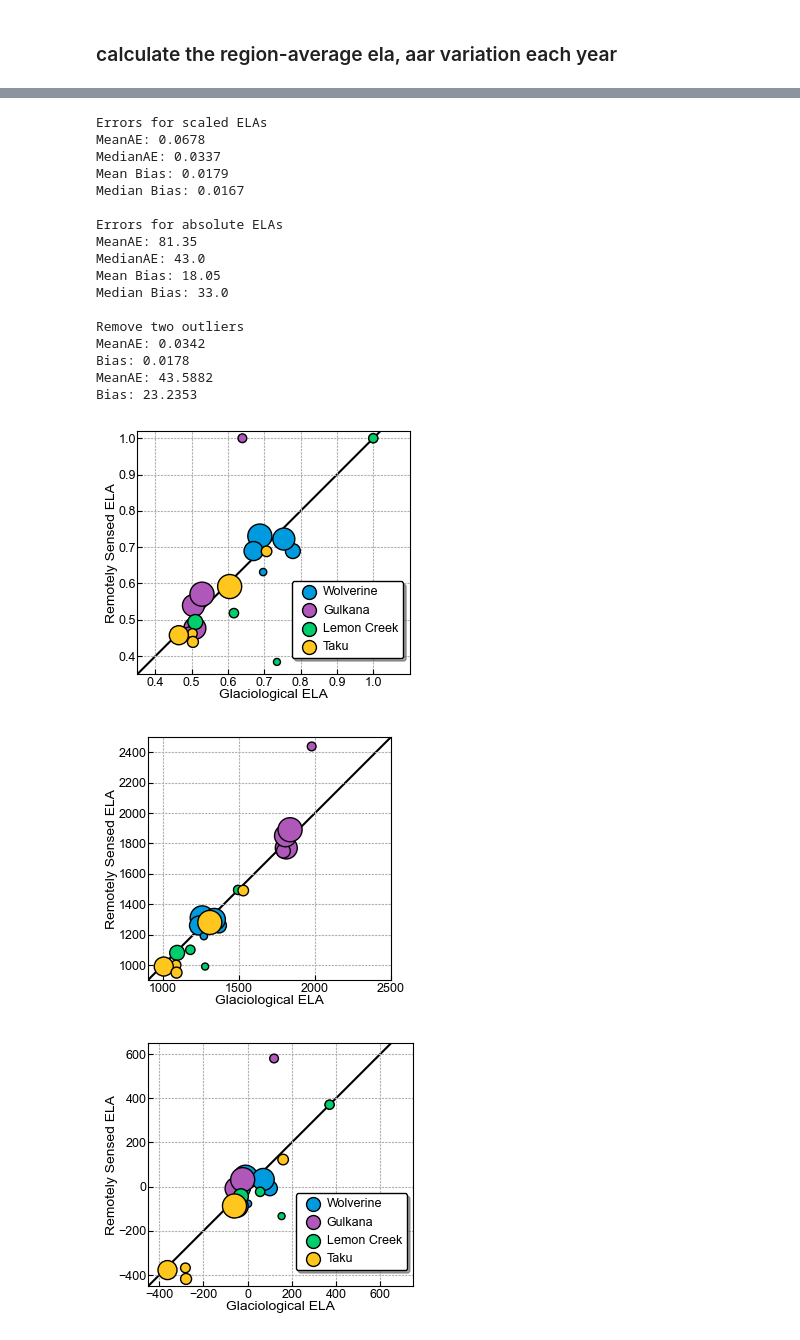
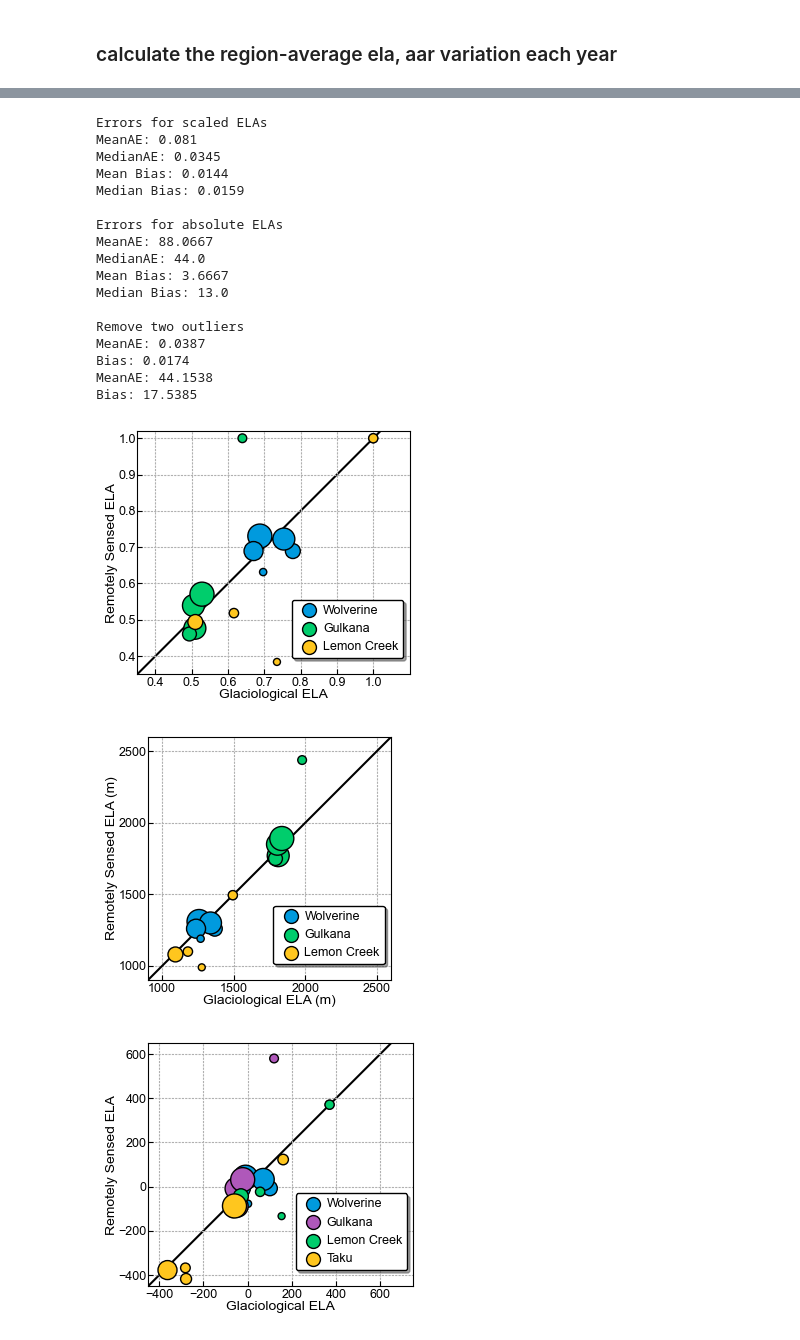
Before and after one commit to lucas-zeller/Glacier-Snow-Lines, a Jupyter notebook: Figures/benchmark_comparison.ipynb, the cells around one changed output, grey strips where cells are left out. Saved outputs shown, nothing was run; the diff lists cells and outputs as text; code cells hidden in the pictures.

```diff
--- a/Figures/benchmark_comparison.ipynb
+++ b/Figures/benchmark_comparison.ipynb
@@ -342,6 +343,7 @@ Index(['number', 'area', 'aa', 'aar', 'dhdt_1520', 'dhdt_1020', 'aa_2018',
 # %%
 # print errors
 dfs = [df_wolv, df_gulk, df_lemc, df_taku]
+dfs = [df_wolv, df_gulk, df_lemc]
 df_all = pd.concat(dfs)
 
 print("Errors for scaled ELAs")
@@ -371,22 +373,22 @@ print("MeanAE:", round(np.nanmean(np.abs(errors_abs)[np.abs(errors_abs)<130]),4)
 print("Bias:", round(np.nanmean(errors_abs[np.abs(errors_abs)<130]),4))
 # %% [output]
 Errors for scaled ELAs
-MeanAE: 0.0678
-MedianAE: 0.0337
-Mean Bias: 0.0179
-Median Bias: 0.0167
+MeanAE: 0.081
+MedianAE: 0.0345
+Mean Bias: 0.0144
+Median Bias: 0.0159
 
 Errors for absolute ELAs
-MeanAE: 81.35
-MedianAE: 43.0
-Mean Bias: 18.05
-Median Bias: 33.0
+MeanAE: 88.0667
+MedianAE: 44.0
+Mean Bias: 3.6667
+Median Bias: 13.0
 
 Remove two outliers
-MeanAE: 0.0342
-Bias: 0.0178
-MeanAE: 43.5882
-Bias: 23.2353
+MeanAE: 0.0387
+Bias: 0.0174
+MeanAE: 44.1538
+Bias: 17.5385
 # %%
 # make plots showing the in-situ ela vs remote ela
 fig,axs = plt.subplots(figsize=(3.5,3))
@@ -395,8 +397,12 @@ labels = ['Wolverine', 'Gulkana', 'Lemon Creek', 'Taku']
 colors = ['#009ADE', '#AF58BA', '#00CD6C', '#FFC61E']
 dfs = [df_wolv, df_gulk, df_lemc, df_taku]
 
+labels = ['Wolverine', 'Gulkana', 'Lemon Creek']
+colors = ['#009ADE', '#00CD6C', '#FFC61E']
+dfs = [df_wolv, df_gulk, df_lemc]
+
 # plot data
-for i in [0,1,2,3]:
+for i in range(len(labels)):
     df = dfs[i]
     axs.scatter( df['ELA_frac'], df['ELA_s2_frac'], zorder=2,
                 label=labels[i],
@@ -432,59 +438,63 @@ for t in l.get_texts(): t.set_va('baseline')
 plt.tight_layout()
 
 # save
-out_path = os.path.join(folder_AGVA, 'Figures', 'comparisons', 'benchmark_scaled.png')
+out_path = os.path.join(folder_AGVA, 'Figures', 'comparisons', 'benchmark_scaled_notaku.png')
 # plt.savefig(out_path, dpi=400, bbox_inches='tight', pad_inches=0.015)
 # %% [output]
-[figure, old version]
+[figure, new version]
 # %%
 # make plots showing the in-situ ela vs remote ela
-fig,axs = plt.subplots(figsize=(3.5,3))
+fig,axs = plt.subplots(figsize=(3.25,3))
 
 labels = ['Wolverine', 'Gulkana', 'Lemon Creek', 'Taku']
 colors = ['#009ADE', '#AF58BA', '#00CD6C', '#FFC61E']
 dfs = [df_wolv, df_gulk, df_lemc, df_taku]
 
+labels = ['Wolverine', 'Gulkana', 'Lemon Creek']
+colors = ['#009ADE', '#00CD6C', '#FFC61E']
+dfs = [df_wolv, df_gulk, df_lemc]
+
 # plot data
-for i in [0,1,2,3]:
+for i in range(len(labels)):
     df = dfs[i]
-    axs.scatter( df['ELA_insitu_off'], df['ELA_s2_off'], zorder=2,
+    axs.scatter( df['ELA_insitu_off'], df['ELA_s2_off'], zorder=3,
                 label=labels[i],
                 color=colors[i],
                 edgecolor='black',
                 s=1/df['days_before']*1500)
 
 # plot 1-1 line
-axs.plot([0,2500],[0,2500], c='Black', linestyle='solid', zorder=1)
+axs.plot([0,2600],[0,2600], c='Black', linestyle='solid', zorder=2)
 
-axs.set_xlabel("Glaciological ELA", labelpad=0)
-axs.set_ylabel("Remotely Sensed ELA", labelpad=0)
+axs.set_xlabel("Glaciological ELA (m)", labelpad=0)
+axs.set_ylabel("Remotely Sensed ELA (m)", labelpad=0)
 
-# axs.set_xticks([0.4,0.5,0.6,0.7,0.8,0.9,1.0])
-# axs.set_yticks([0.4,0.5,0.6,0.7,0.8,0.9,1.0])
+axs.set_xticks([1000, 1500, 2000, 2500])
+axs.set_yticks([1000, 1500, 2000, 2500])
 axs.tick_params(axis='x', direction='in', labelsize=9, pad=2)
 axs.tick_params(axis='y', direction='in', labelsize=9, pad=1)
 # axs.axis["left"].major_ticklabels.set_ha("left")
 
-axs.set_xlim(900, 2500)
-axs.set_ylim(900, 2500)
+axs.set_xlim(900, 2599)
+axs.set_ylim(900, 2599)
 
 axs.set_aspect('equal')
 axs.grid(zorder=1, linestyle=(0,(2,1)))
 
-# l = axs.legend(scatterpoints=1, #scatteryoffsets=[0],
-#                framealpha=1, edgecolor='black', shadow=True,
-#                labelspacing=0.5, handletextpad=0.1, fontsize=9,
-#                loc="lower right", bbox_to_anchor=(1,0.04))
-# for i in l.legend_handles: i._sizes = [100]
-# for t in l.get_texts(): t.set_va('baseline')
+l = axs.legend(scatterpoints=1, #scatteryoffsets=[0],
+               framealpha=1, edgecolor='black', shadow=True,
+               labelspacing=0.5, handletextpad=0.1, fontsize=9,
+               loc="lower right", bbox_to_anchor=(1,0.04))
+for i in l.legend_handles: i._sizes = [100]
+for t in l.get_texts(): t.set_va('baseline')
 
 plt.tight_layout()
 
 # save
-out_path = os.path.join(folder_AGVA, 'Figures', 'comparisons', 'benchmark_abs.png')
-# plt.savefig(out_path, dpi=400, bbox_inches='tight', pad_inches=0.015)
+out_path = os.path.join(folder_AGVA, 'Figures', 'comparisons', 'benchmark_abs_notaku.png')
+plt.savefig(out_path, dpi=400, bbox_inches='tight', pad_inches=0.015)
 # %% [output]
-[figure, old version]
+[figure, new version]
 # %%
 # make plots showing the in-situ ela vs remote ela
 fig,axs = plt.subplots(figsize=(3.5,3))
```
Also changed, not shown: parts of 17 cells of this notebook, 22 other files.
